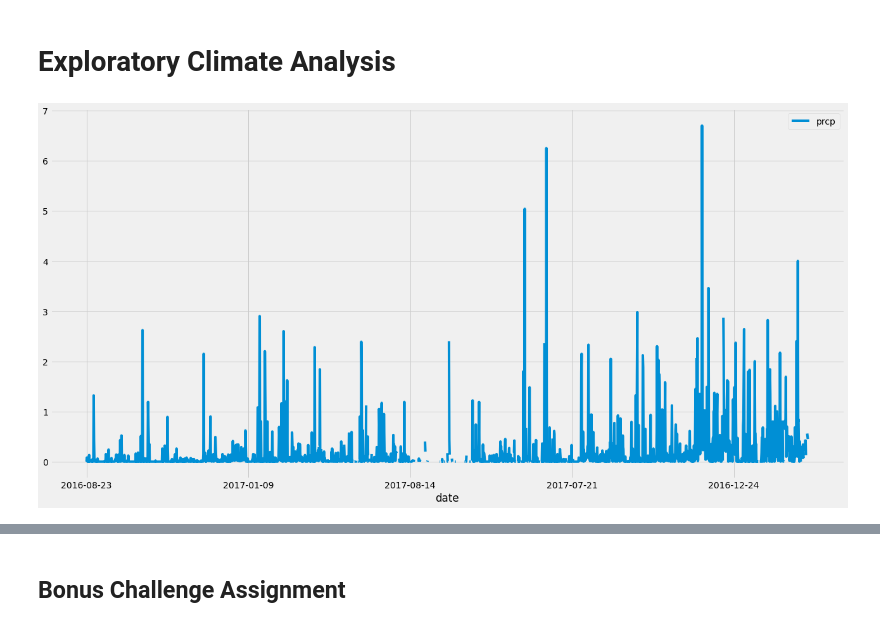
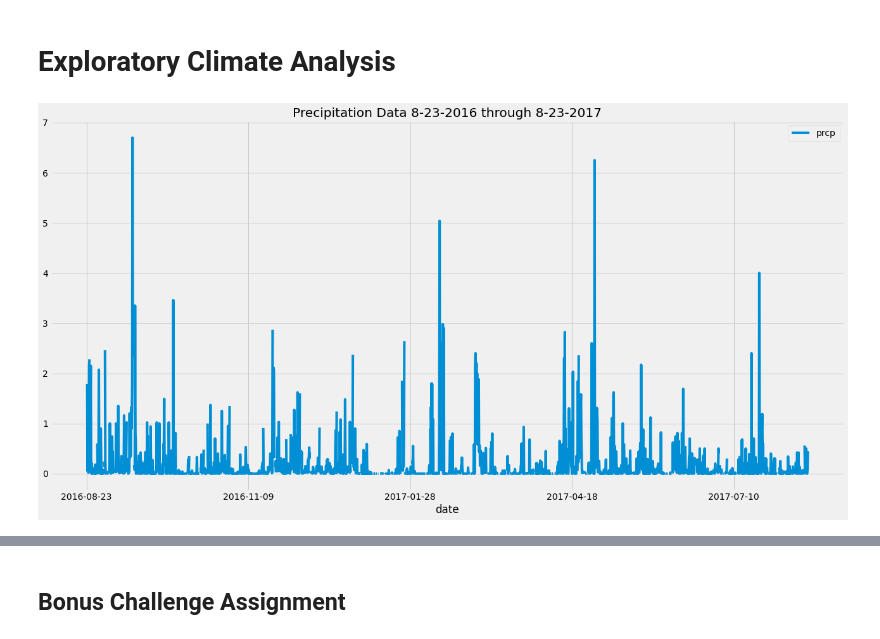
Before and after one commit to sarahheavner/sqlalchemy-challenge, a Jupyter notebook: climate_starter.ipynb, the cells around one changed output, grey strips where cells are left out. Drawn from its saved outputs; the diff is of its cells as text; code cells hidden in the pictures.

Commit message:
corrected DF order for precip line chart as it was out of order, completed next 2 queries

```diff
--- a/climate_starter.ipynb
+++ b/climate_starter.ipynb
@@ -64,28 +64,27 @@ station_query.__dict__
 # %%
 # Design a query to retrieve the last 12 months of precipitation data and plot the results
 
 #Create query to find last date in database for next query
 recent_date_query = session.query(Measurement.date).order_by(Measurement.date.desc()).first()
 recent_date_query
 
 # Calculate the date 1 year ago from the last data point in the database
 one_year_query = dt.date(2017, 8, 23) - dt.timedelta(days=365)
 
 # Perform a query to retrieve the data and precipitation scores
 precip_query = session.query(Measurement.date, Measurement.prcp).filter(Measurement.date >= one_year_query)
 
 # Save the query results as a Pandas DataFrame and set the index to the date column
 precip_df = pd.DataFrame(precip_query, columns=['date', 'prcp'])
 precip_df = precip_df.set_index('date')
 
 # Sort the dataframe by date
-precip_df.sort_index()
-
+precip_df = precip_df.sort_values('date')
 
 # Use Pandas Plotting with Matplotlib to plot the data
-precip_df.plot(kind='line', figsize=(20,10))
+precip_df.plot(kind='line', figsize=(20,10), title='Precipitation Data 8-23-2016 through 8-23-2017')
 plt.show()
 # %% [output]
-[figure, old version]
+[figure, new version]
 # %%
 # Use Pandas to calcualte the summary statistics for the precipitation data
```
Also changed, not shown: parts of 3 cells of this notebook.
